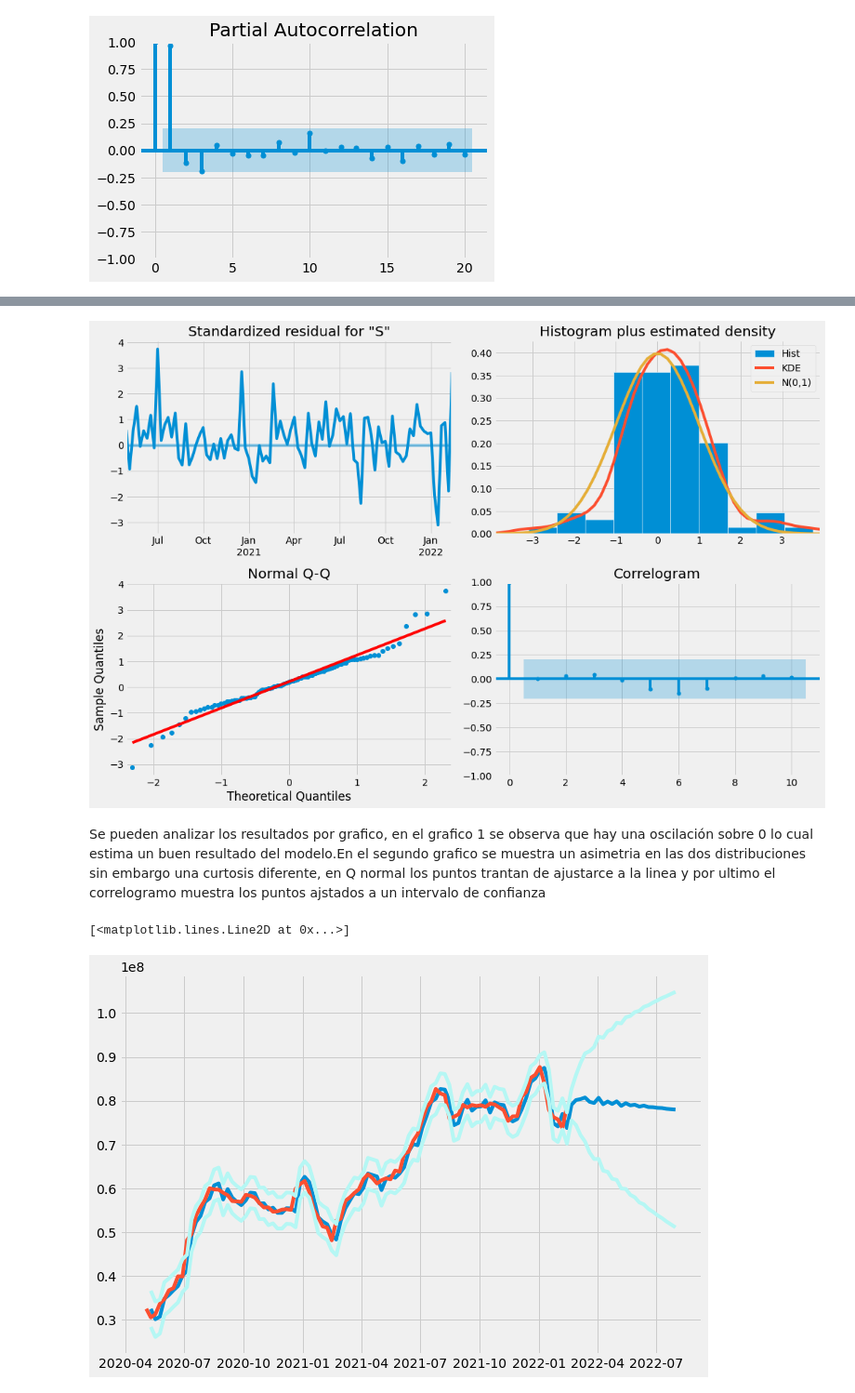
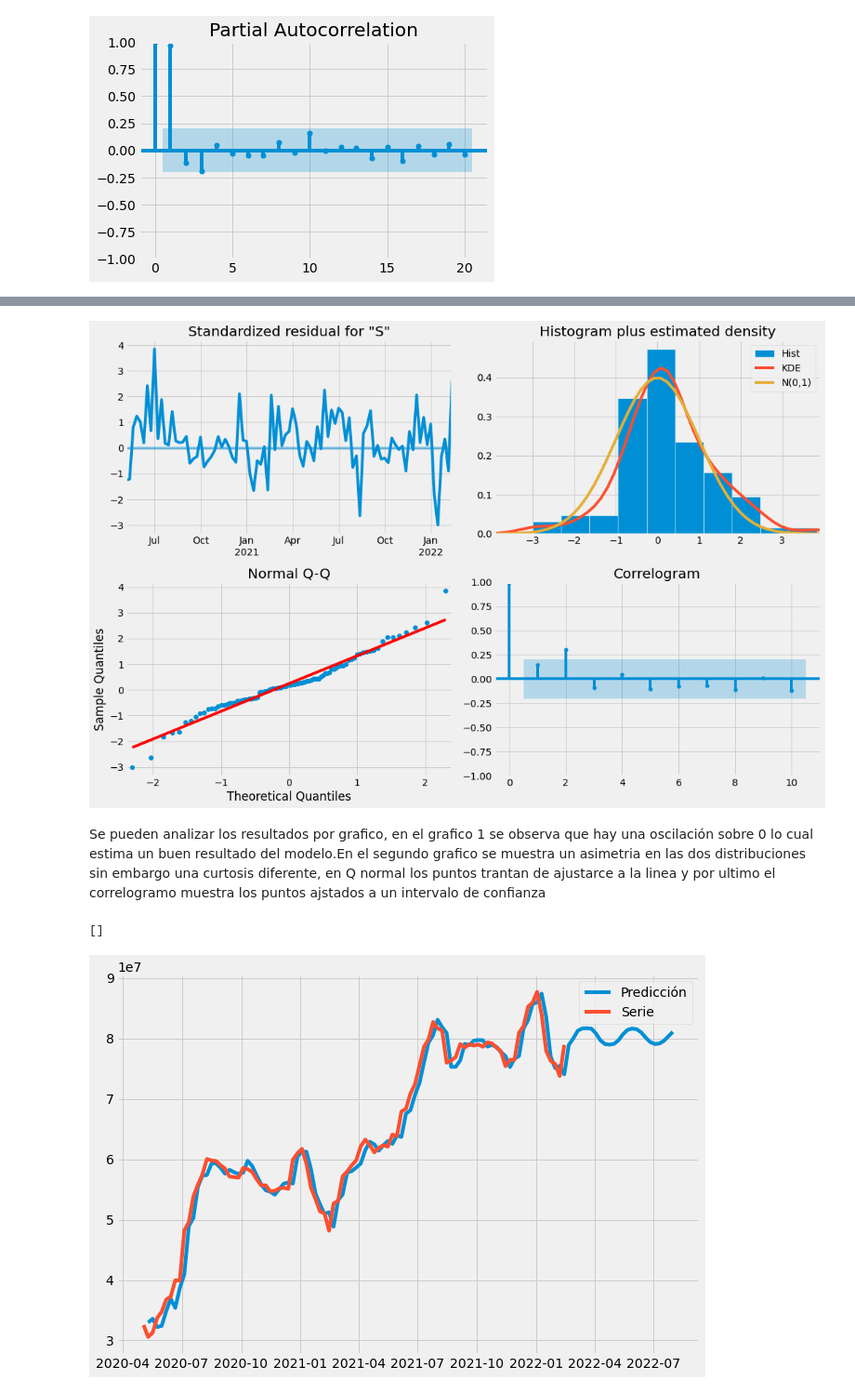
Before and after one commit to dacal1103/Proyecto_investigaci-n-, a Jupyter notebook: proyecto.ipynb, the cells around one changed output, grey strips where cells are left out. Shown at 93% size. Saved outputs shown, nothing was run; the diff lists cells and outputs as text; code cells hidden in the pictures.

```diff
--- a/proyecto.ipynb
+++ b/proyecto.ipynb
@@ -514,7 +518,7 @@ plot_pacf(fore)
 # %%
 from pandas.plotting import register_matplotlib_converters
 import statsmodels.api as sm
-model = sm.tsa.statespace.SARIMAX(fore['Seats'], order=(5,0,5))
+model = sm.tsa.statespace.SARIMAX(fore['Seats'], order=(5,1,5))
 results = model.fit(disp=-1)
 print(results.summary())
 # %% [output]
@@ -540,7 +544,7 @@ results.plot_diagnostics(figsize=(15,10))
 plt.tight_layout()
 plt.show()
 # %% [output]
-[figure, old version]
+[figure, new version]
 # %% [markdown]
 Se pueden analizar los resultados por grafico, en el grafico 1 se observa que hay una oscilación sobre 0 lo cual estima un buen resultado del modelo.En el segundo grafico se muestra un asimetria en las dos distribuciones sin embargo una curtosis diferente, en Q normal los puntos trantan de ajustarce a la linea y por ultimo el correlogramo muestra los puntos ajstados a un intervalo de confianza
 # %%
@@ -551,10 +555,13 @@ fc = results.predict(start = 1,end = 140)
 fc_series = pd.Series(fc)
 # %%
 plt.figure(figsize = (10,7))
-plt.plot((pred_ci['lower Seats']+pred_ci['upper Seats'])/2)
+plt.plot((pred_ci['lower Seats']+pred_ci['upper Seats'])/2, label = 'Predicción')
 plt.plot(fore, label = 'Serie')
-plt.plot(pred_ci['lower Seats'], color =  '#B5F7F4')
-plt.plot(pred_ci['upper Seats'], color = '#B5F7F4')
+#plt.plot(pred_ci['lower Seats'], color =  '#B5F7F4')
+#plt.plot(pred_ci['upper Seats'], color = '#B5F7F4')
+plt.yscale("linear")
+plt.legend()
+plt.plot()
 # %% [output]
-[<matplotlib.lines.Line2D at 0x...>]
+[]
-[figure, old version]
+[figure, new version]
```
Also changed, not shown: parts of 12 cells of this notebook.
